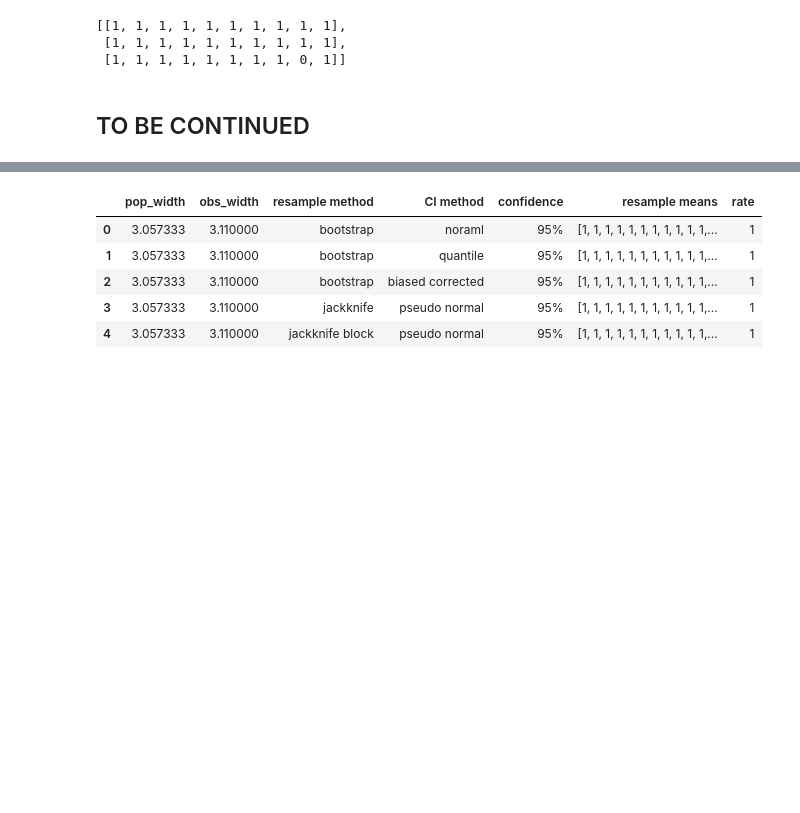
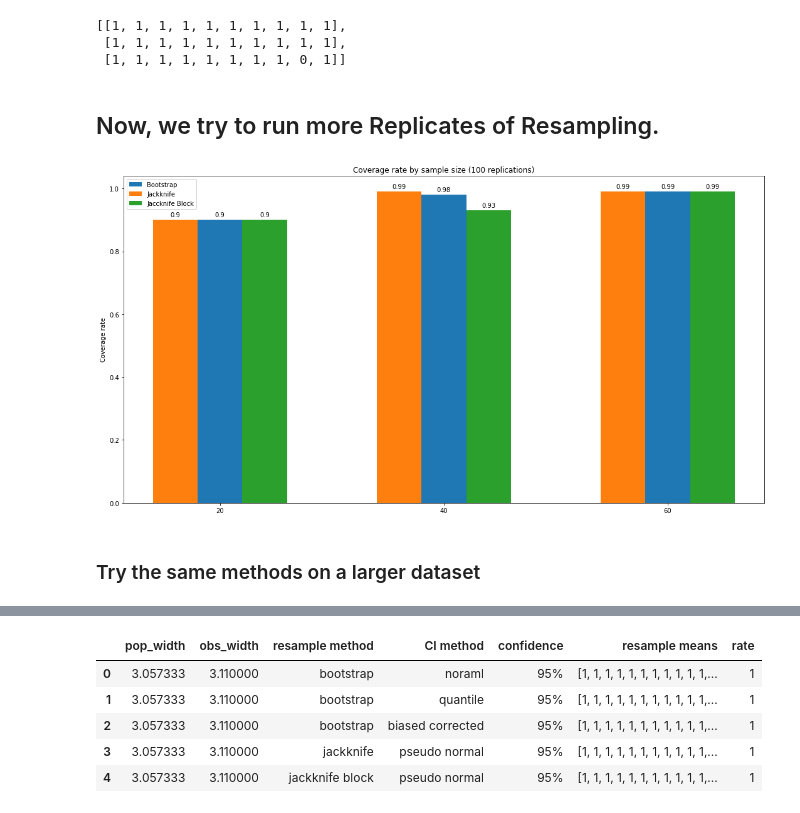
Before and after one commit to rwaples/resampling, a Jupyter notebook: resample.ipynb, the cells around one changed output, grey strips where cells are left out. Saved outputs shown, nothing was run; the diff lists cells and outputs as text; code cells hidden in the pictures; blank space fills up the shorter version.

```diff
--- a/resample.ipynb
+++ b/resample.ipynb
@@ -332,5 +356,42 @@ jk_block_coverage
 [[1, 1, 1, 1, 1, 1, 1, 1, 1, 1],
  [1, 1, 1, 1, 1, 1, 1, 1, 1, 1],
  [1, 1, 1, 1, 1, 1, 1, 1, 0, 1]]
-# %% [markdown]
-## TO BE CONTINUED
+# %% [markdown]
+## Now, we try to run more Replicates of Resampling.
+# %%
+obs_size = [20, 40, 60]
+bt_coverage_large = bt_replicate(sepal_width, obs_size, 100, mean, get_CI_normal, 0.95, 1000)
+jk_coverage_large = jk_replicate(sepal_width, obs_size, 100, mean, 0.95)
+jk_block_coverage_large = jk_replicate(sepal_width, obs_size, 100, mean, 0.95, 5)
+# %%
+labels = obs_size
+bt_rate = [mean(coverage) for coverage in bt_coverage_large]
+jk_rate = [mean(coverage) for coverage in jk_coverage_large]
+jk_block_rate = [mean(coverage) for coverage in jk_block_coverage_large]
+
+x = np.arange(len(labels))  # the label locations
+width = 0.2  # the width of the bars
+
+fig, ax = plt.subplots(figsize=(15, 8))
+bt_rect = ax.bar(x, bt_rate, width, label = 'Bootstrap')
+jk_rect = ax.bar(x - width, jk_rate, width, label='Jackknife')
+jk_block_rect = ax.bar(x + width, jk_block_rate, width, label='Jaccknife Block')
+
+# Add some text for labels, title and custom x-axis tick labels, etc.
+ax.set_ylabel('Coverage rate')
+ax.set_title('Coverage rate by sample size (100 replications)')
+ax.set_xticks(x)
+ax.set_xticklabels(labels)
+ax.legend()
+
+ax.bar_label(bt_rect, padding=3)
+ax.bar_label(jk_rect, padding=3)
+ax.bar_label(jk_block_rect, padding=3)
+
+fig.tight_layout()
+
+plt.show()
+# %% [output]
+[figure, added]
+# %% [markdown]
+### Try the same methods on a larger dataset
```
Also changed, not shown: parts of 19 cells of this notebook.
